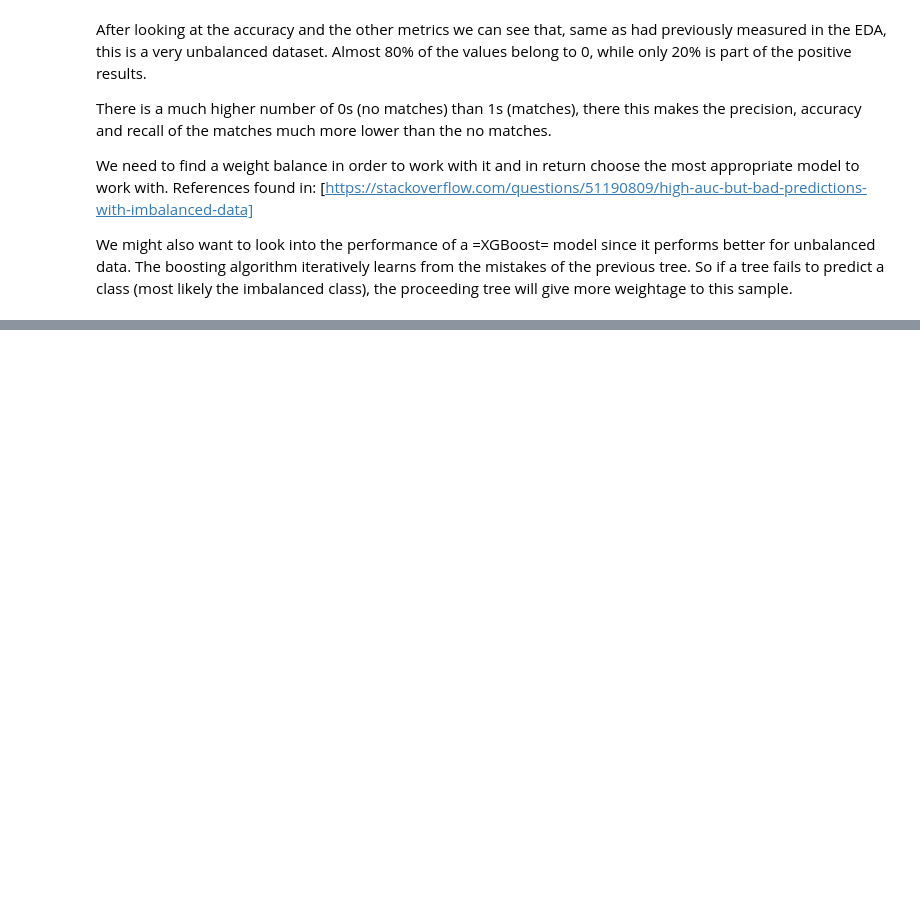
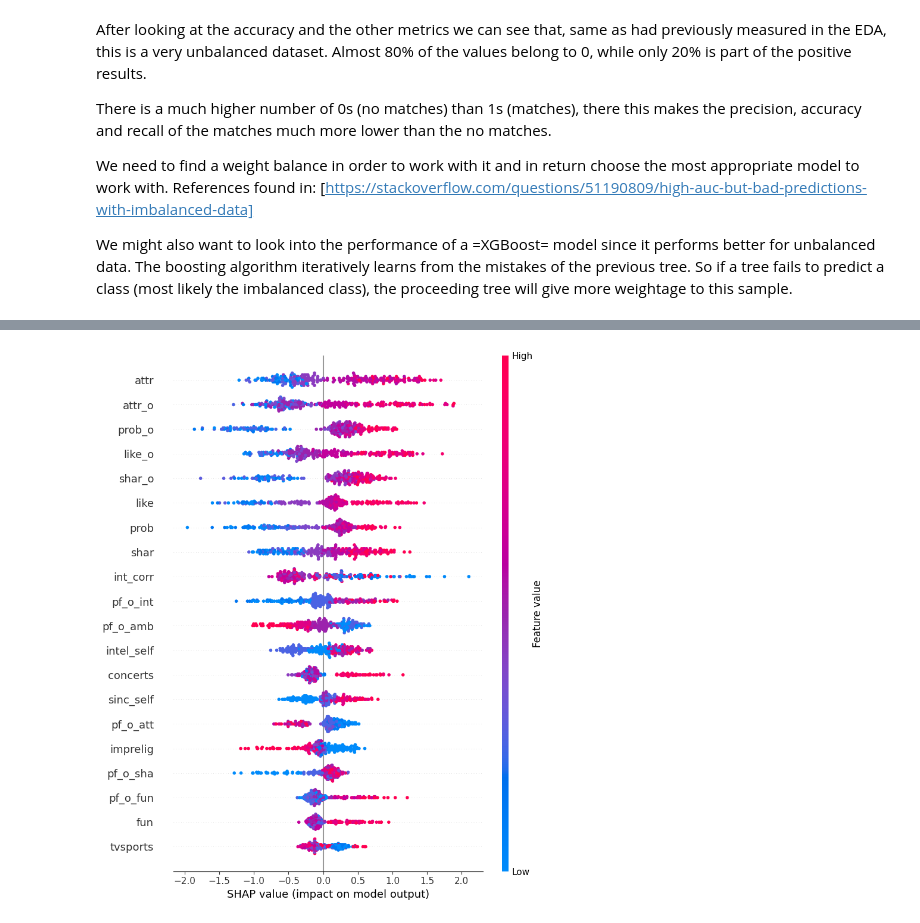
Before and after one commit to meralegre/capstone, a Jupyter notebook: modelling.ipynb, the cells around one changed output, grey strips where cells are left out. Cells and saved outputs as stored; diff of their text form; code cells hidden in the pictures; blank space fills up the shorter version.

```diff
--- a/modelling.ipynb
+++ b/modelling.ipynb
@@ -361,6 +364,8 @@ shap.summary_plot(shap_values[1], X_test)
 # %%
-explainer = shap.TreeExplainer(xgb_model, X_train)
+explainer = shap.Explainer(xgb_model, X_train)
 shap_values_xgb = explainer.shap_values(X_test)
 
 # Visualize the SHAP values
 shap.summary_plot(shap_values_xgb, X_test)
+# %% [output]
+[figure, added]
```
Also changed, not shown: parts of 9 cells of this notebook.
